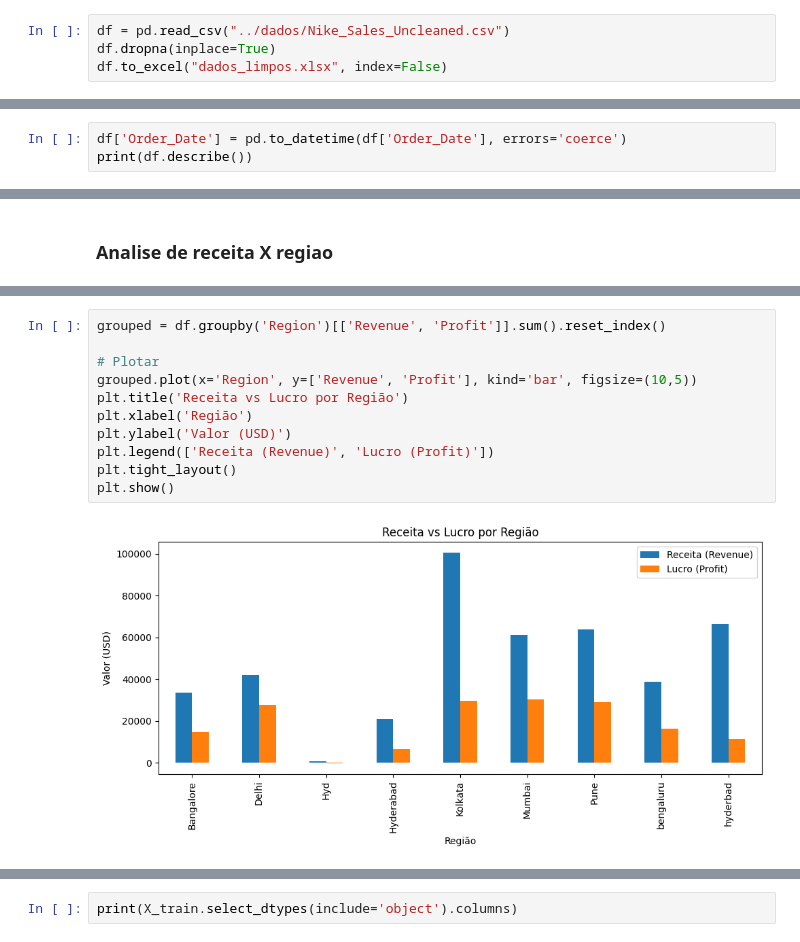
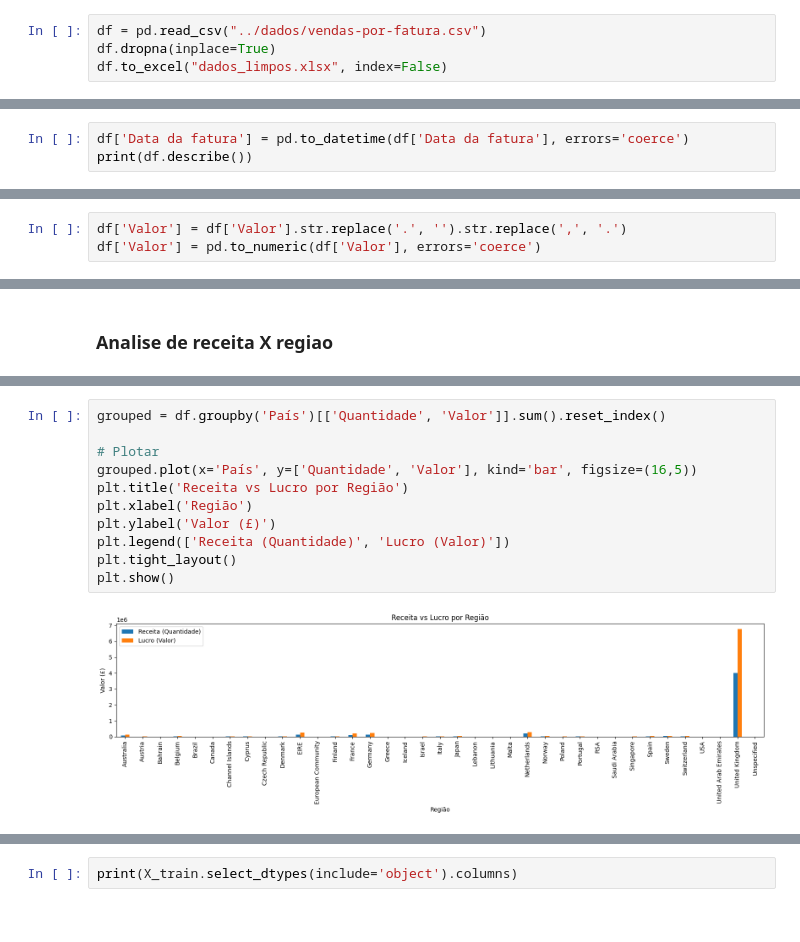
Before and after one commit to Joaovhl031/A3-AnaliseNike2024, a Jupyter notebook: notebooks/Analise1.ipynb, the cells around one changed output, grey strips where cells are left out. Saved outputs shown, nothing was run; the diff lists cells and outputs as text.

```diff
--- a/notebooks/Analise1.ipynb
+++ b/notebooks/Analise1.ipynb
@@ -15,7 +15,7 @@ from sklearn.metrics import mean_squared_error, r2_score
 import warnings
 warnings.filterwarnings('ignore')
 # %%
-df = pd.read_csv("../dados/Nike_Sales_Uncleaned.csv")
+df = pd.read_csv("../dados/vendas-por-fatura.csv")
 df.dropna(inplace=True)
 df.to_excel("dados_limpos.xlsx", index=False)
 # %% [markdown]
@@ -67,6 +59,6 @@ dtype: object
 ### Converter datas (se tiver colunas de data)
 ### Conferir estatísticas gerais
 # %%
-df['Order_Date'] = pd.to_datetime(df['Order_Date'], errors='coerce')
+df['Data da fatura'] = pd.to_datetime(df['Data da fatura'], errors='coerce')
 print(df.describe())
 # %% [output]
@@ -92,3 +74,6 @@ std                              NaN  1501.089526
+# %%
+df['Valor'] = df['Valor'].str.replace('.', '').str.replace(',', '.')
+df['Valor'] = pd.to_numeric(df['Valor'], errors='coerce')
 # %%
 print(df.dtypes)
 # %% [output]
@@ -118,14 +107,14 @@ plt.show()
 # %%
-grouped = df.groupby('Region')[['Revenue', 'Profit']].sum().reset_index()
+grouped = df.groupby('País')[['Quantidade', 'Valor']].sum().reset_index()
 
 # Plotar
-grouped.plot(x='Region', y=['Revenue', 'Profit'], kind='bar', figsize=(10,5))
+grouped.plot(x='País', y=['Quantidade', 'Valor'], kind='bar', figsize=(16,5))
 plt.title('Receita vs Lucro por Região')
 plt.xlabel('Região')
-plt.ylabel('Valor (USD)')
-plt.legend(['Receita (Revenue)', 'Lucro (Profit)'])
+plt.ylabel('Valor (£)')
+plt.legend(['Receita (Quantidade)', 'Lucro (Valor)'])
 plt.tight_layout()
 plt.show()
 # %% [output]
-[figure, old version]
+[figure, new version]
 # %%
```
Also changed, not shown: parts of 36 cells of this notebook, 5 other files.
